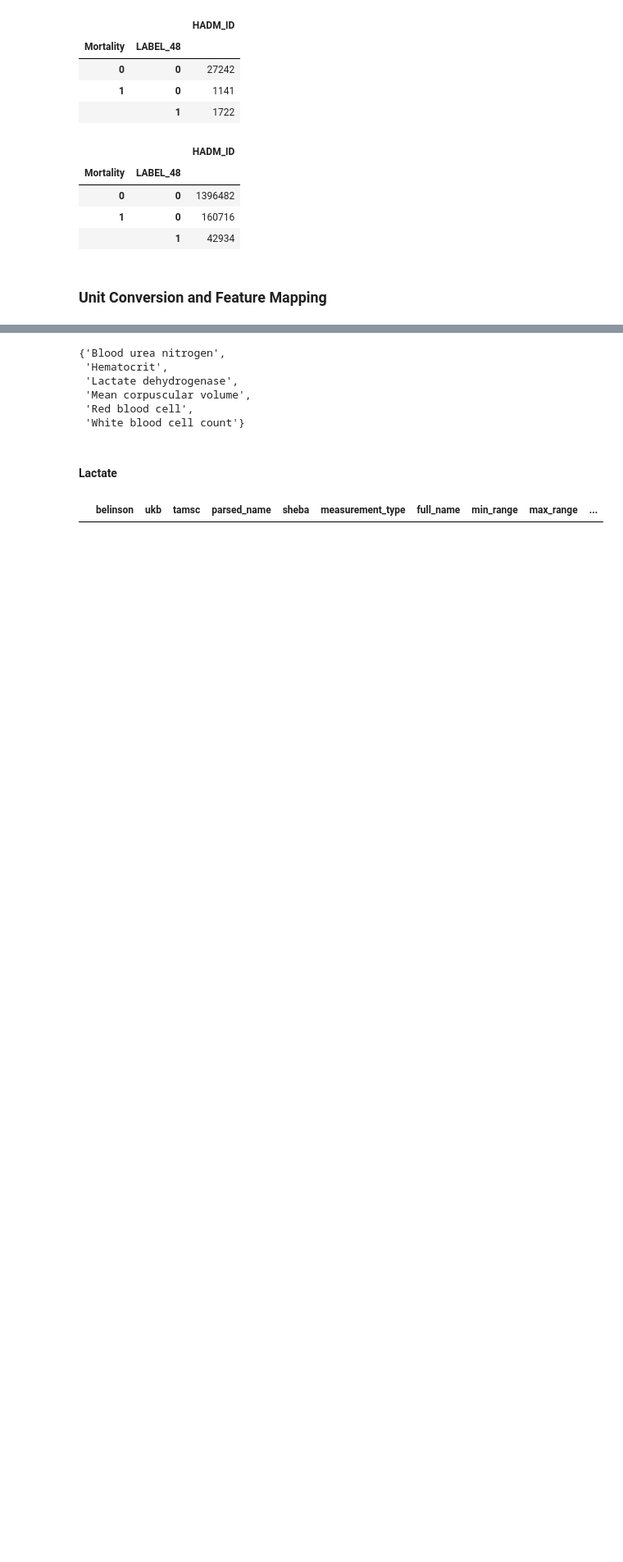
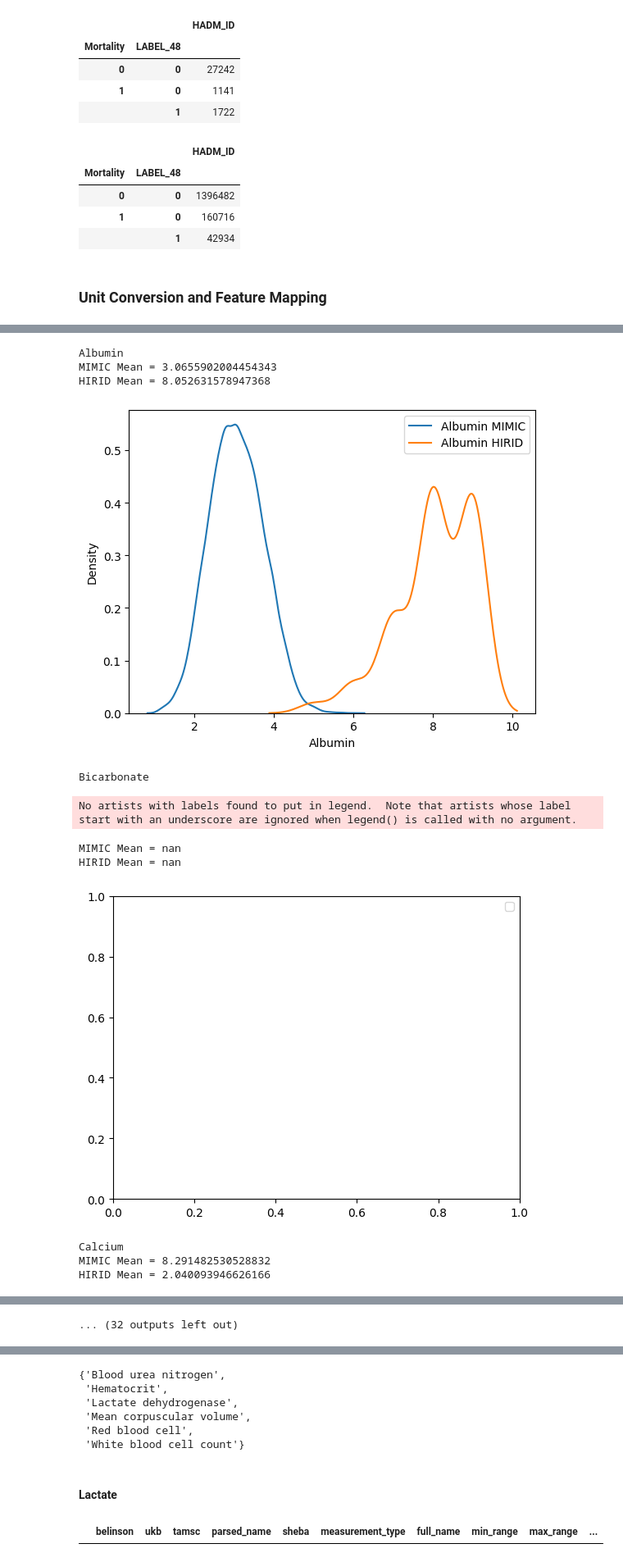
Before and after one commit to dancoster/DrugLab, a Jupyter notebook: hirid and mimic feature mapping - plots - unit conversion.ipynb, the cells around one changed output, grey strips where cells are left out. Shown at 82% size. Cells and saved outputs as stored; diff of their text form; code cells hidden in the pictures; blank space fills up the shorter version.

Commit message:
feat(Exp Notebooks): Experiment notebooks for unit comparision and multi medication administration.

```diff
--- a/plots.ipynb
+++ b/hirid and mimic feature mapping - plots - unit conversion.ipynb
@@ -1561,0 +1625,2 @@ hirid_mimic_mapping = {
+# %%
+hirid_m_extract = hirid_extract.rename(columns=hirid_mimic_mapping)
@@ -1561,0 +1692,11 @@ hirid_mimic_mapping = {
+# %%
+mimic_m_extract = mimic_extract.drop(columns=['Blood urea nitrogen',
+ 'DEATHTIME',
+ 'ETHNICITY',
+ 'Hematocrit',
+ 'Lactate dehydrogenase',
+ 'Mean corpuscular volume',
+ 'Red blood cell',
+ 'White blood cell count',
+ 'icustay_id',
+ 'subject_id'])
@@ -1561,0 +1794,7 @@ hirid_mimic_mapping = {
+# %%
+from scipy import stats
+import seaborn as sns
+import matplotlib.pyplot as plt
+df_inhuman1 = df_inhuman.dropna(subset=["full_name"])
+# %%
+lab_name = lab_cols[0]
@@ -1561,0 +1805,46 @@ hirid_mimic_mapping = {
+# %%
+# Before unit corrections
+for lab_name in lab_cols:
+    print(lab_name)
+    lab1 = lab_name
+    lab2 = lab_name
+    temp_filtered1 = mimic_m_extract.dropna(subset=[lab1])
+    temp_filtered = hirid_m_extract.dropna(subset=[lab2])
+
+    if lab_name in df_inhuman1.full_name.to_list():
+        max_val = float(df_inhuman1[df_inhuman1.full_name == lab_name]['max_inhuman'].tolist()[0])
+        min_val = float(df_inhuman1[df_inhuman1.full_name == lab_name]['min_inhuman'].tolist()[0])
+        temp_filtered1 = temp_filtered1[(temp_filtered1[lab_name]<max_val) & (temp_filtered1[lab_name]>min_val)]
+        temp_filtered = temp_filtered[(temp_filtered[lab_name]<max_val) & (temp_filtered[lab_name]>min_val)]
+    elif lab_name=="Neutrophils":
+        l = "Neurtrophils"
+        max_val = float(df_inhuman1[df_inhuman1.full_name == l]['max_inhuman'].tolist()[0])
+        min_val = float(df_inhuman1[df_inhuman1.full_name == l]['min_inhuman'].tolist()[0])
+        temp_filtered1 = temp_filtered1[(temp_filtered1[lab_name]<max_val) & (temp_filtered1[lab_name]>min_val)]
+        temp_filtered = temp_filtered[(temp_filtered[lab_name]<max_val) & (temp_filtered[lab_name]>min_val)]
+    else:
+        print(f"Inhumane values missing for {lab_name}")
+
+    print(f"MIMIC Mean = {temp_filtered1[lab1].mean()}")
+    print(f"HIRID Mean = {temp_filtered[lab2].mean()}")
+
+    # print(stats.ttest_rel(temp_filtered[lab1], temp_filtered[lab2]))
+    sns.kdeplot(data=temp_filtered1, x=lab1, label=f"{lab1} MIMIC")
+    sns.kdeplot(data=temp_filtered, x=lab2, label=f"{lab2} HIRID")
+    plt.legend()
+    plt.show()
+    # plt.xlabel("Arterial pressure")
+    # plt.xlim(0, 50)
+# %% [output]
+Albumin
+MIMIC Mean = 3.0655902004454343
+HIRID Mean = 8.052631578947368
+[figure, added]
+Bicarbonate
+No artists with labels found to put in legend.  Note that artists whose label start with an underscore are ignored when legend() is called with no argument.
+MIMIC Mean = nan
+HIRID Mean = nan
+[figure, added]
+Calcium
+MIMIC Mean = 8.291482530528832
+HIRID Mean = 2.040093946626166
@@ -1561,0 +1861 @@ hirid_mimic_mapping = {
+... (32 outputs left out)
```
Also changed, not shown: parts of 60 cells of this notebook, 5 other files.
